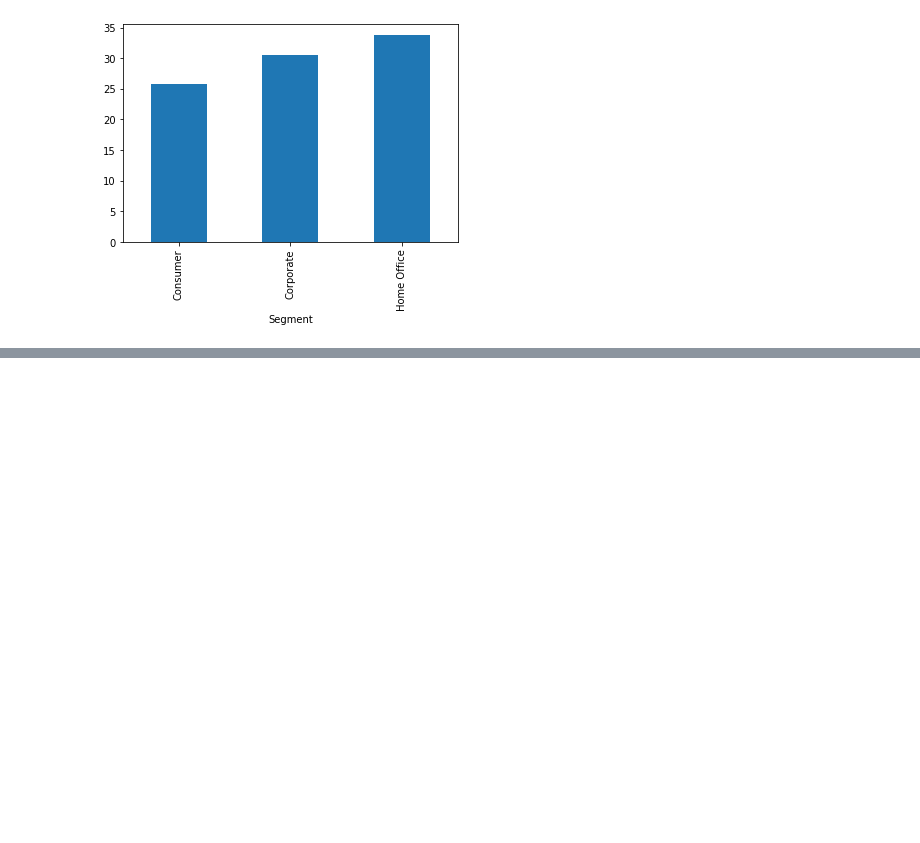
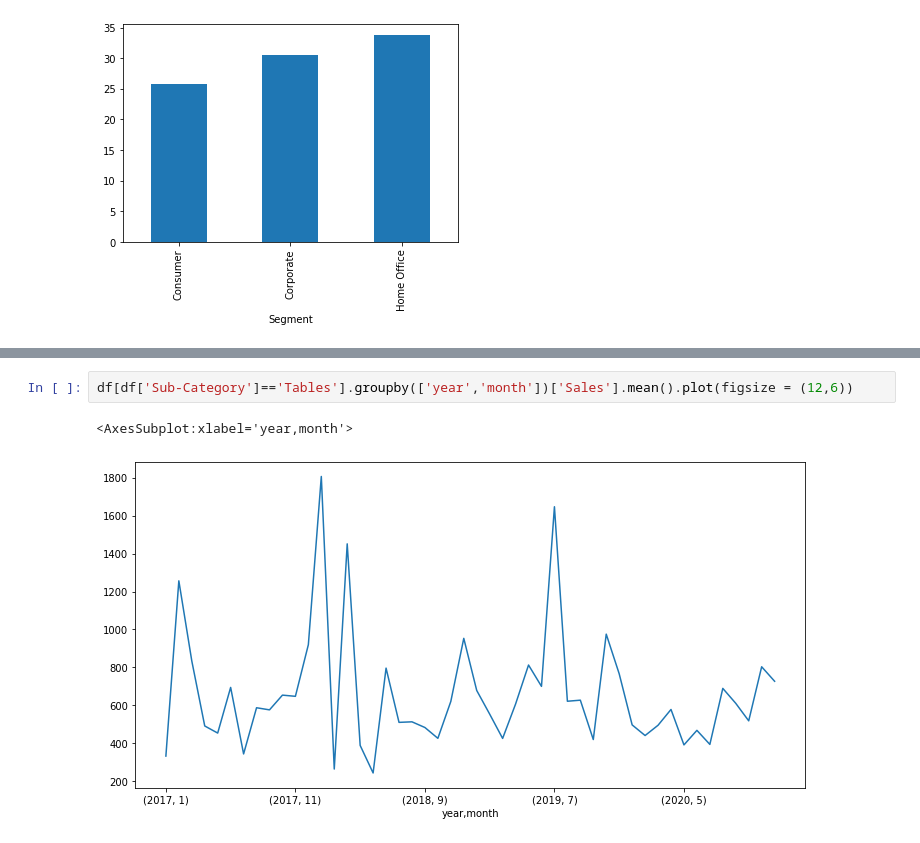
Before and after one commit to zeeshanhaider743/Customer-Segmentation, a Jupyter notebook: EDA customer Segmentation.ipynb, the cells around one changed output, grey strips where cells are left out. Saved outputs shown, nothing was run; the diff lists cells and outputs as text; blank space fills up the shorter version.

```diff
--- a/EDA customer Segmentation.ipynb
+++ b/EDA customer Segmentation.ipynb
@@ -154,0 +190,5 @@ df.groupby('Segment')['Profit'].mean().plot(kind = 'bar')
+# %%
+df[df['Sub-Category']=='Tables'].groupby(['year','month'])['Sales'].mean().plot(figsize = (12,6))
+# %% [output]
+<AxesSubplot:xlabel='year,month'>
+[figure, added]
```
Also changed, not shown: parts of 14 cells of this notebook.
